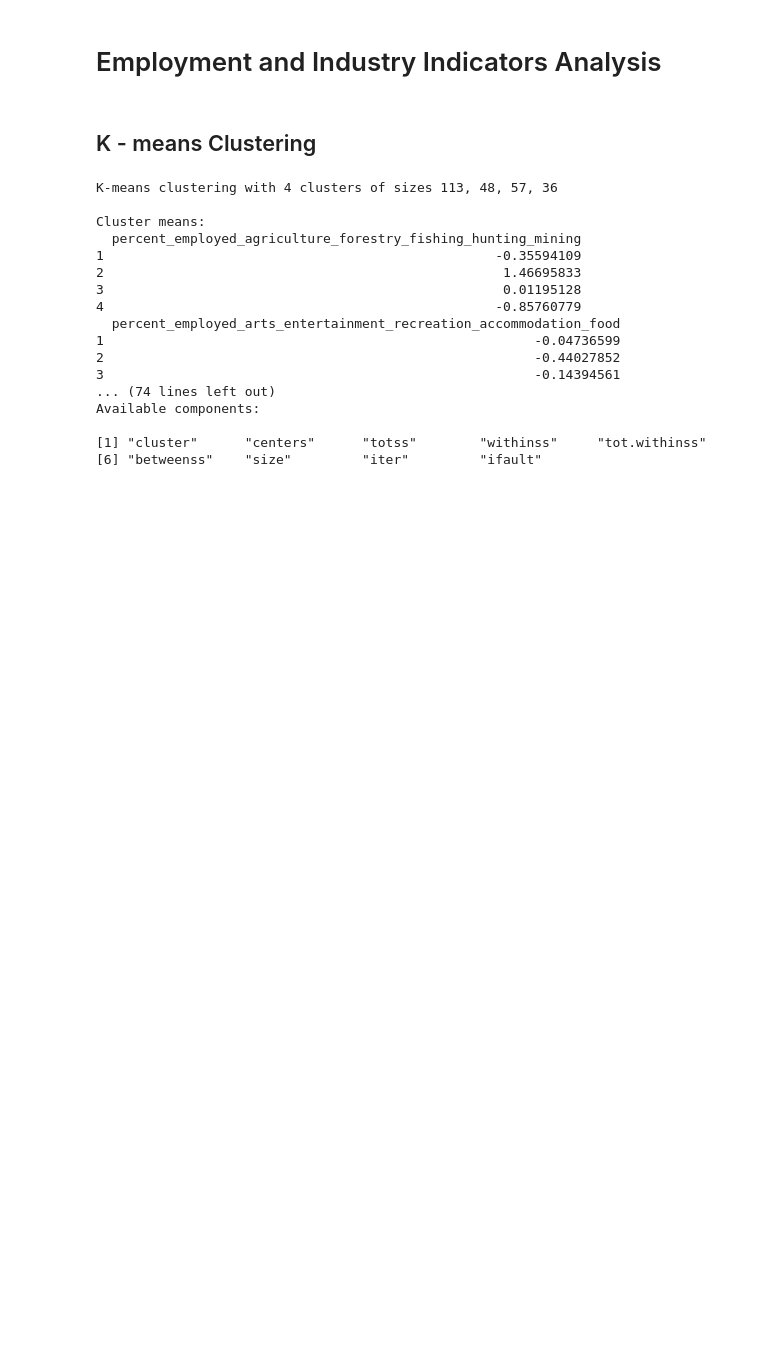
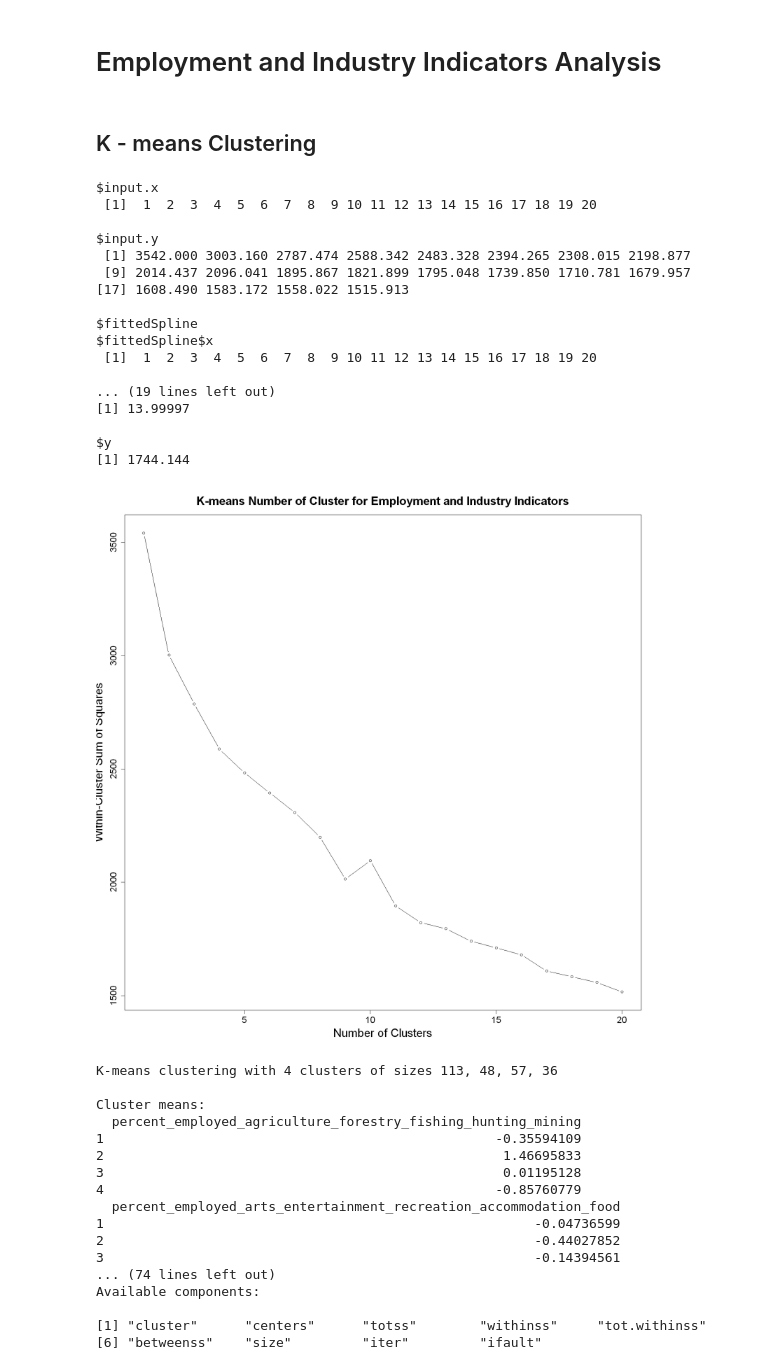
Before and after one commit to ncliu95/smu_dm_project_2, a Jupyter notebook: Project 2.ipynb, the cells around one changed output. Drawn from its saved outputs; the diff is of its cells as text; code cells hidden in the pictures; blank space fills up the shorter version.

```diff
--- a/Project 2.ipynb
+++ b/Project 2.ipynb
@@ -1115,6 +1287,35 @@ A tibble: 6 × 4
 ## K - means Clustering
 # %%
 emp_data_prepped <- emp_data[, !(colnames(emp_data) %in% c("county_name.x", "cases_per_1000", "deaths_per_1000", "death_per_case"))]
+# %%
+wcss <- vector(length = 20)
+for (i in 1:20) {
+  kmeans_model <- kmeans(emp_data_prepped, centers = i)
+  wcss[i] <- sum(kmeans_model$withinss)
+}
+options(repr.plot.width = 16, repr.plot.height = 16)
+plot(1:20, wcss, type = "b", cex.axis=1.5, cex.lab = 2, cex.main = 2, xlab = "Number of Clusters", ylab = "Within-Cluster Sum of Squares", main = "K-means Number of Cluster for Employment and Industry Indicators")
+vector <- 1:20
+elbow_point(vector, wcss)
+# %% [output]
+$input.x
+ [1]  1  2  3  4  5  6  7  8  9 10 11 12 13 14 15 16 17 18 19 20
+
+$input.y
+ [1] 3542.000 3003.160 2787.474 2588.342 2483.328 2394.265 2308.015 2198.877
+ [9] 2014.437 2096.041 1895.867 1821.899 1795.048 1739.850 1710.781 1679.957
+[17] 1608.490 1583.172 1558.022 1515.913
+
+$fittedSpline
+$fittedSpline$x
+ [1]  1  2  3  4  5  6  7  8  9 10 11 12 13 14 15 16 17 18 19 20
+
+... (19 lines left out)
+[1] 13.99997
+
+$y
+[1] 1744.144
+[figure, added]
 # %%
 set.seed(123)
 km <- kmeans(emp_data_prepped, centers = 4)
```
Also changed, not shown: parts of 9 cells of this notebook.
